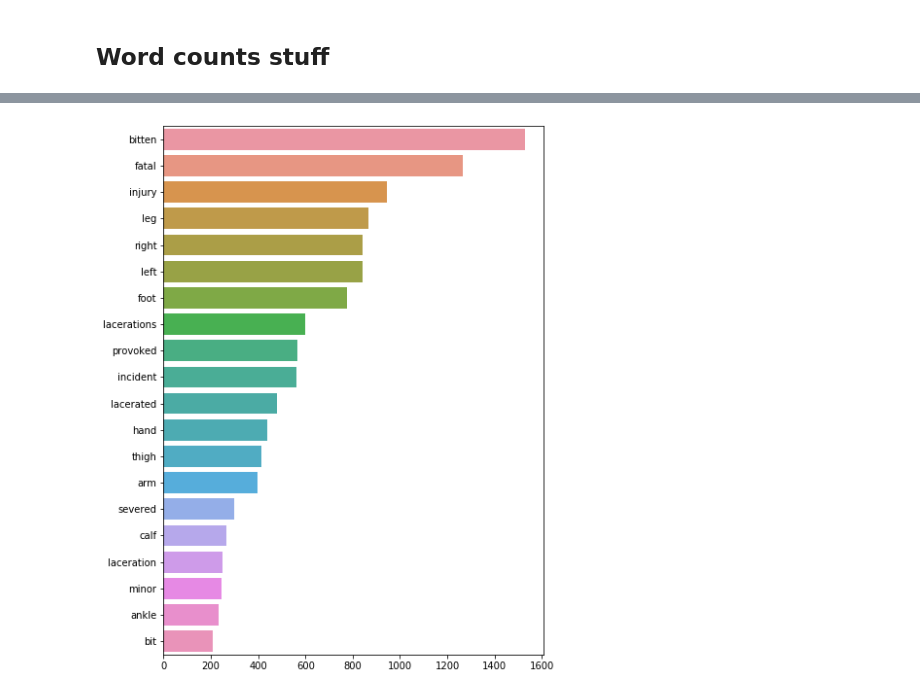
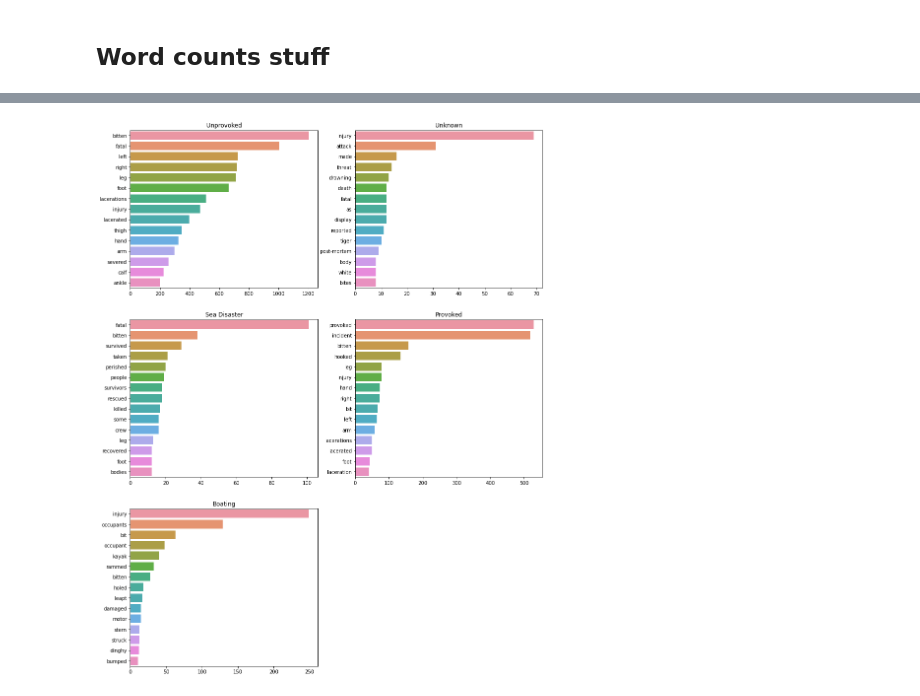
Before and after one commit to ordovas/pandas-project, a Jupyter notebook: your-code/data-wrangling_preliminary.ipynb, the cells around one changed output, grey strips where cells are left out. Drawn from its saved outputs; the diff is of its cells as text; code cells hidden in the pictures.

```diff
--- a/your-code/data-wrangling_preliminary.ipynb
+++ b/your-code/data-wrangling_preliminary.ipynb
@@ -418,5 +575,0 @@ sns.barplot(x=activity_words[:30] ,y=activity_words[:30].index)
-# %%
-dic = word_count(sharks[sharks["Type"] == "Boating"]["Activity"])
-activity_words = pd.Series( dic )
-activity_words=activity_words.sort_values(ascending=False)
-activity_words[:20]
@@ -447,5 +575,0 @@ sns.barplot(x=activity_words[:20] ,y=activity_words[:20].index)
-# %%
-dic = word_count(sharks[sharks["Type"] == "Invalid"]["Activity"])
-activity_words = pd.Series( dic )
-activity_words=activity_words.sort_values(ascending=False)
-activity_words[:20]
@@ -476,32 +576,12 @@ sns.barplot(x=activity_words[:20] ,y=activity_words[:20].index)
-# %%
-def word_count_injuries(df):
-    counts = dict()
-    common = ["the","in","a","&","for","to","of","on","shark","it","were","out","boat",
-              "at","by","water","from","into","/","his","her","he","she","men","board","m",
-             "after","with","was","when","off","sea","and","or","but","down","sharks","have"
-             "him","her","shark's","that","an","went","days","day","3","2","1","no","not"]
-
-    for string in df:
-        try:
-            words = string.replace(",","").replace('"',"").replace(".","").split()
-        except AttributeError:
-            pass
-
-        for word in words:
-            if word.lower() in common:
-                pass
-            elif word.lower() in counts:
-                counts[word.lower()] += 1
-            else:
-                counts[word.lower()] = 1
-
-    return counts
 # %%
-dic = word_count_injuries(sharks["Injury"])
 
-injury_words = pd.Series( dic ).sort_values(ascending=False)
-f, ax = plt.subplots(figsize=(7, 10))
-sns.barplot(x=injury_words[:20] ,y=injury_words[:20].index)
+plt.figure(figsize=(15,20))
+for i in range(len(types)):
+    plt.subplot( len(types)//2+1,len(types)//2, i+1)
+    plt.title(types[i])
+    dic = word_count_injuries(sharks[sharks["Type"] == types[i]]["Injury"])
+    injury_words = pd.Series( dic ).sort_values(ascending=False)
+    sns.barplot(x=injury_words[:15] ,y=injury_words[:15].index)
 plt.show()
 # %% [output]
-[figure, old version]
+[figure, new version]
```
Also changed, not shown: parts of 61 cells of this notebook.
